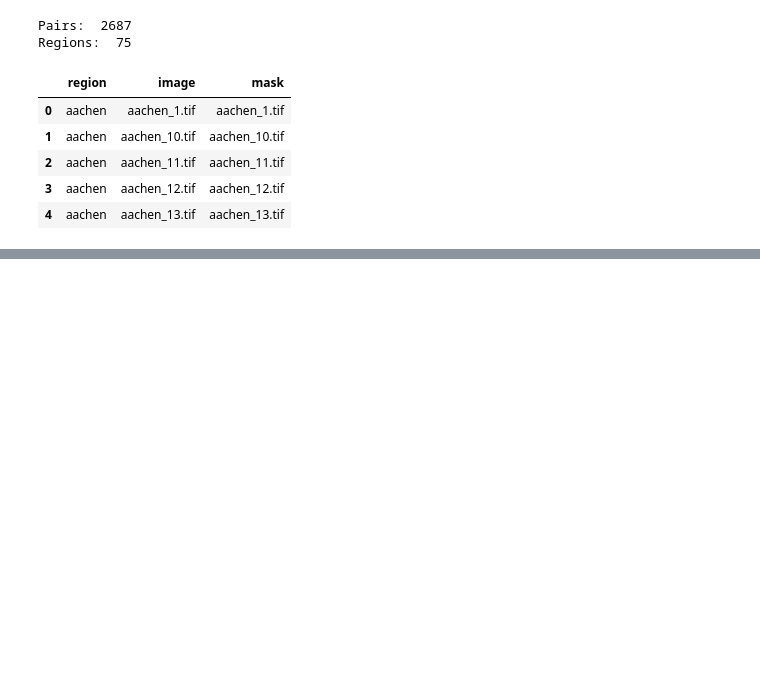
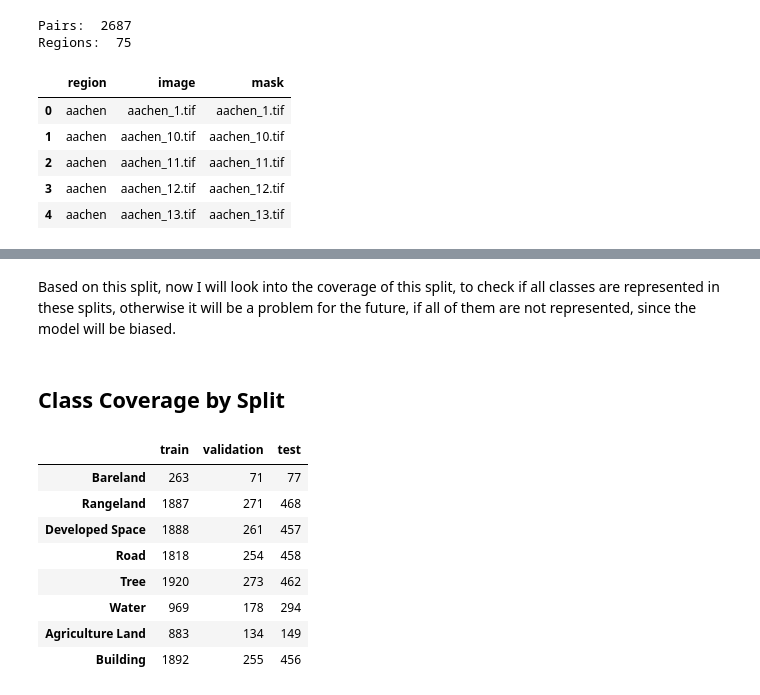
Before and after one commit to jarimbafrancisco-arch/Land-Cover-Segmentation-Mapping, a Jupyter notebook: notebooks/02_data_preprocessing.ipynb, the cells around one changed output, grey strips where cells are left out. Drawn from its saved outputs; the diff is of its cells as text; code cells hidden in the pictures; blank space fills up the shorter version.

```diff
--- a/notebooks/02_data_preprocessing.ipynb
+++ b/notebooks/02_data_preprocessing.ipynb
@@ -53,0 +61,18 @@ Regions:  75
+# %%
+for region, image_path, mask_path in pairs:
+    with Image.open(image_path) as source:
+        image = np.array(source)
+
+    with Image.open(mask_path) as source:
+        mask = np.array(source)
+
+    assert image.ndim == 3 and image.shape[2] == 3, image_path.name
+    assert image.dtype==np.uint8, image_path.name
+
+    assert mask.ndim == 2, mask_path.name
+    assert np.issubdtype(mask.dtype, np.integer), mask_path.name
+    assert np.isin(mask, range(9)).all(), mask_path.name
+
+    assert image.shape[:2] == mask.shape,image_path.name
+
+print("Pairs verified successfully: ", len(pairs))
@@ -53,0 +147,38 @@ Regions:  75
+# %% [markdown]
+Based on this split, now I will look into the coverage of this split, to check if all classes are represented in these splits, otherwise it will be a problem for the future, if all of them are not represented, since the model will be biased.
+# %% [markdown]
+## Class Coverage by Split
+# %%
+counts = {
+    "train": [0] * 8,
+    "validation": [0] * 8,
+    "test": [0] * 8
+}
+
+for row in pairs_df.itertuples():
+    with Image.open(row.mask) as source:
+        mask = np.array(source)
+
+    for label in range(1, 9):
+        if (mask == label).any():
+            counts[row.split][label - 1] += 1
+
+coverage = pd.DataFrame(
+    counts,
+    index=[
+        "Bareland", "Rangeland", "Developed Space", "Road",
+        "Tree", "Water", "Agriculture Land", "Building"
+    ]
+)
+
+display(coverage)
+# %% [output]
+|  | train | validation | test |
+| Bareland | 263 | 71 | 77 |
+| Rangeland | 1887 | 271 | 468 |
+| Developed Space | 1888 | 261 | 457 |
+| Road | 1818 | 254 | 458 |
+| Tree | 1920 | 273 | 462 |
+| Water | 969 | 178 | 294 |
+| Agriculture Land | 883 | 134 | 149 |
+| Building | 1892 | 255 | 456 |
```
Also changed, not shown: parts of 32 cells of this notebook, 4 other files.
